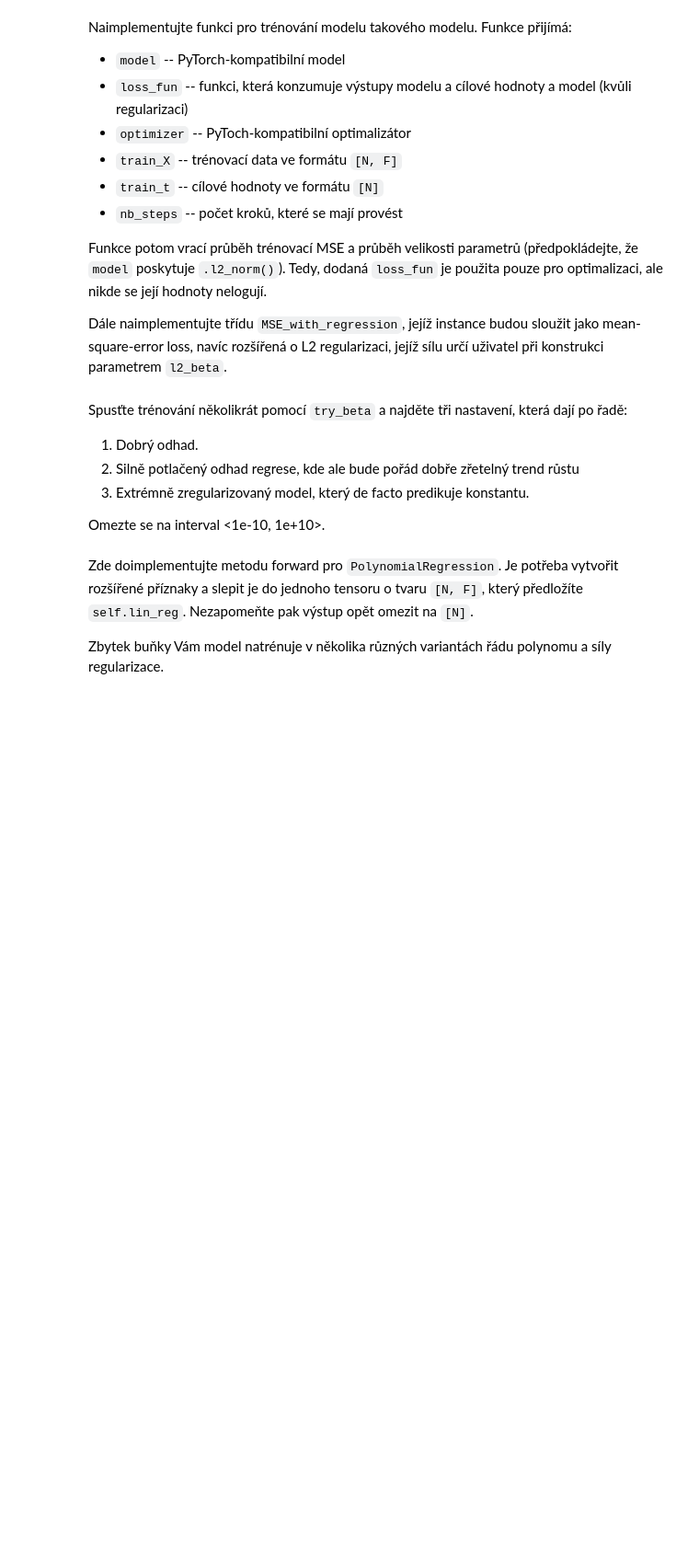
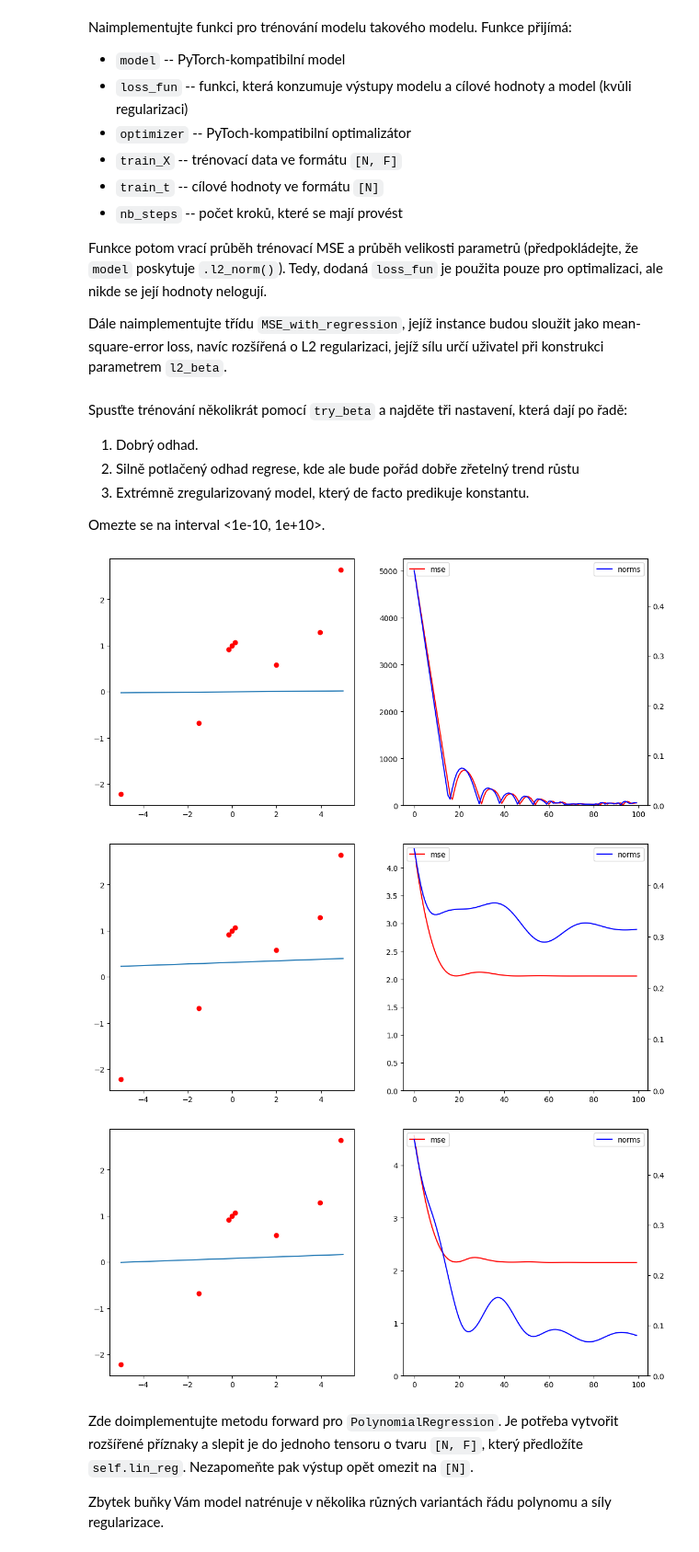
Before and after one commit to xplick04/SUI, a Jupyter notebook: proj3/zadani.ipynb, the cells around one changed output. Shown: that part at 92% size. Saved outputs shown, nothing was run; the diff lists cells and outputs as text; code cells hidden in the pictures; blank space fills up the shorter version.

```diff
--- a/proj3/zadani.ipynb
+++ b/proj3/zadani.ipynb
@@ -64,7 +64,7 @@ def tangent_minimum(function, x0, nb_steps):
 
         with torch.no_grad():
             x -= x.grad
-
+            x.grad.zero_()
 
         hist.append(x.clone().detach())
     return hist
@@ -98,14 +98,19 @@ Může se vám hodit `torch.nn.Module.parameters()`.
 # %%
 class LinearRegression(torch.nn.Module):
     def __init__(self, input_dim):
-        super().__init__()
-        pass
+        super(LinearRegression, self).__init__()
+        self.linear = torch.nn.Linear(input_dim, 1)
+
+        with torch.no_grad():
+            self.linear.weight[0] = 0.5
+            self.linear.weight[1:].zero_()
+            self.linear.bias.zero_()
 
     def forward(self, x):
-        return None
+        return self.linear(x).squeeze()
 
     def l2_norm(self):
-        return None
+        return torch.sqrt(sum(p.norm()**2 for p in self.parameters()))
 # %% [markdown]
 Naimplementujte funkci pro trénování modelu takového modelu.
 Funkce přijímá:
@@ -125,7 +130,14 @@ def train_regression_model(model, loss_fun, optimizer, train_X, train_t, nb_step
     mses = []
     norms = []
     for _ in range(nb_steps):
-        pass
+        fx = model.linear(train_X)
+        loss = loss_fun(fx, train_t, model)
+        loss.backward()
+        optimizer.step()
+        optimizer.zero_grad()
+
+        mses.append(loss.detach().item())
+        norms.append(model.l2_norm().detach().item())
 
     return mses, norms
 
@@ -135,9 +147,9 @@ class MSE_with_regression:
         self.l2_beta = l2_beta
 
     def __call__(self, y, t, model):
-        mse = None
-        l2 = None
-        return None
+        mse = self.loss(y, t)
+        l2 = self.l2_beta * model.l2_norm()
+        return mse + l2
 # %% [markdown]
 Spusťte trénování několikrát pomocí `try_beta` a najděte tři nastavení, která dají po řadě:
 1. Dobrý odhad.
@@ -148,31 +160,36 @@ Omezte se na interval <1e-10, 1e+10>.
 # %%
 def plot_training_result(model, losses, norms):
     fig, axs = plt.subplots(ncols=2, figsize=(13, 6))
     axs[0].plot(xs.detach(), model(xs.float().unsqueeze(-1)).detach())
     axs[0].scatter(data, ts, c='r')
 
     axs[1].plot(losses, 'r-', label='mse')
     axs[1].legend(loc="upper left")
     axs[1].set_ylim(bottom=0)
     ax_2 = axs[1].twinx()
     ax_2.plot(norms, 'b-', label='norms')
     ax_2.legend(loc="upper right")
     ax_2.set_ylim(bottom=0)
 
 
 xs = torch.linspace(-5, 5, steps=100)
 data = torch.tensor([-4.99, 3.95, -1.5, -0.15, 0, 0.15, 2, 4.9]).unsqueeze(-1)
 ts = func(data).squeeze(-1).detach()
 
 def try_beta(l2_beta):
     regr_1 = LinearRegression(1)
     opt = torch.optim.Adam(regr_1.parameters(), 3e-2)
     losses, norms = train_regression_model(regr_1, MSE_with_regression(l2_beta), opt, data, ts)
     plot_training_result(regr_1, losses, norms)
 
-try_beta(None)
-try_beta(None)
-try_beta(None)
+# TODO - try different values of beta
+try_beta(10000)
+try_beta(0.5)
+try_beta(1)
+# %% [output]
+[figure, added]
+[figure, added]
+[figure, added]
 # %% [markdown]
 Zde doimplementujte metodu forward pro `PolynomialRegression`.
 Je potřeba vytvořit rozšířené příznaky a slepit je do jednoho tensoru o tvaru `[N, F]`, který předložíte `self.lin_reg`.
```
Also changed, not shown: parts of 1 cell of this notebook.
